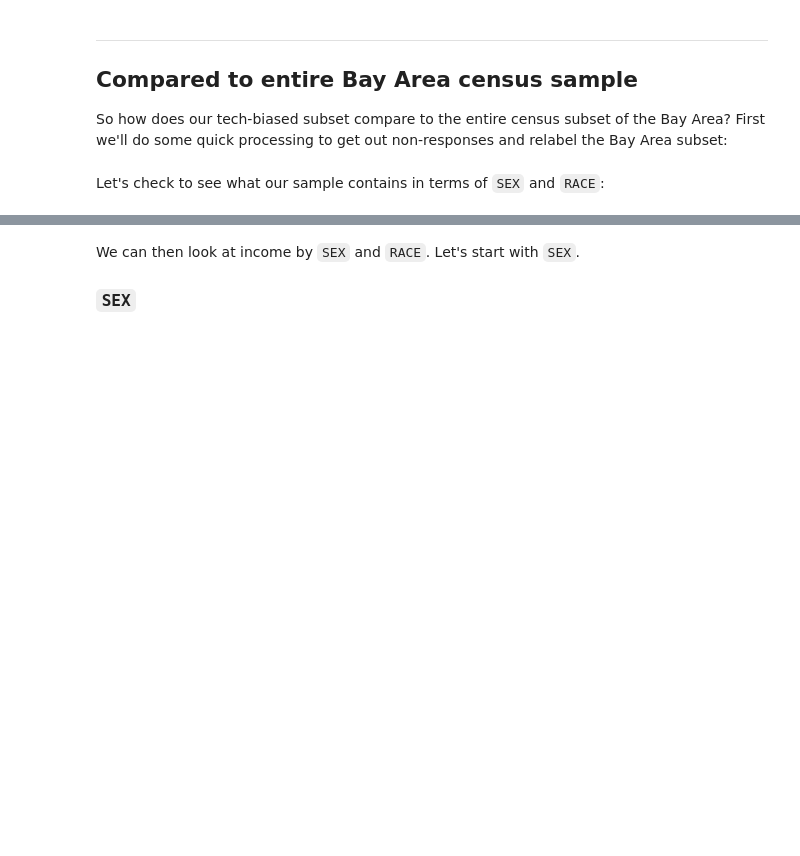
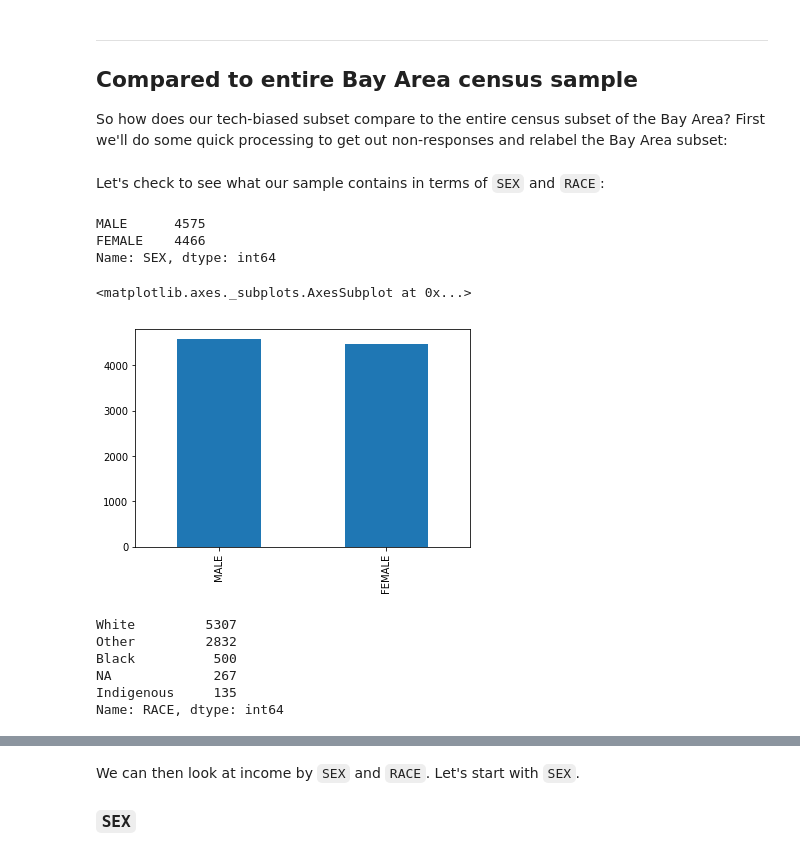
Before and after one commit to ds-modules/GWS-131, a Jupyter notebook: 02-Analysis.ipynb, the cells around one changed output, grey strips where cells are left out. Drawn from its saved outputs; the diff is of its cells as text; code cells hidden in the pictures; blank space fills up the shorter version.

Commit message:
Mariah added combined race/sex section

```diff
--- a/02-Analysis.ipynb
+++ b/02-Analysis.ipynb
@@ -332,15 +541,29 @@ Discuss this plot with the people around you and write a response below.
 
 So how does our tech-biased subset compare to the entire census subset of the Bay Area? First we'll do some quick processing to get out non-responses and relabel the Bay Area subset:
 # %%
-bay_area_sex = bay_area.to_df().replace({"RACE": race_dict, "SEX": {1: "MALE", 2: "FEMALE"}})
-bay_area_sex = bay_area_sex[bay_area_sex["INCTOT"] != 0]
-bay_area_sex = bay_area_sex[bay_area_sex["INCTOT"] != 99999999]
+bay_area2 = bay_area.to_df().replace({"RACE": race_dict, "SEX": {1: "MALE", 2: "FEMALE"}})
+bay_area2 = bay_area2[bay_area2["INCTOT"] != 0]
+bay_area2 = bay_area2[bay_area2["INCTOT"] != 99999999]
 # %% [markdown]
 Let's check to see what our sample contains in terms of `SEX` and `RACE`:
 # %%
-bay_area_sex['SEX'].value_counts()
+bay_area2['SEX'].value_counts()
+# %% [output]
+MALE      4575
+FEMALE    4466
+Name: SEX, dtype: int64
 # %%
-bay_area_sex['SEX'].value_counts().plot.bar()
+bay_area2['SEX'].value_counts().plot.bar()
+# %% [output]
+<matplotlib.axes._subplots.AxesSubplot at 0x...>
+[figure, added]
 # %%
-bay_area_sex['RACE'].value_counts()
+bay_area2['RACE'].value_counts()
+# %% [output]
+White         5307
+Other         2832
+Black          500
+NA             267
+Indigenous     135
+Name: RACE, dtype: int64
 # %%
```
Also changed, not shown: parts of 61 cells of this notebook.
